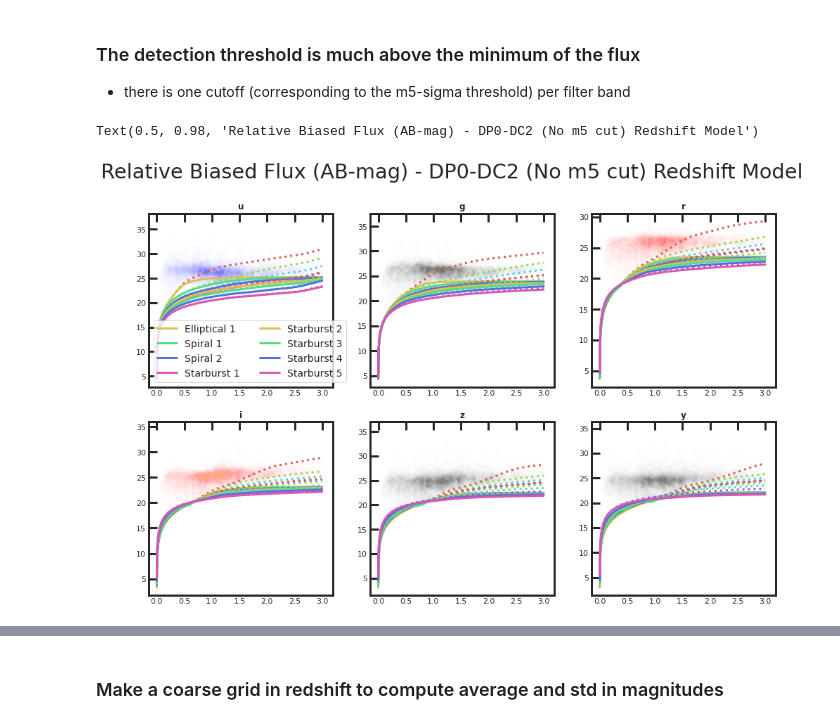
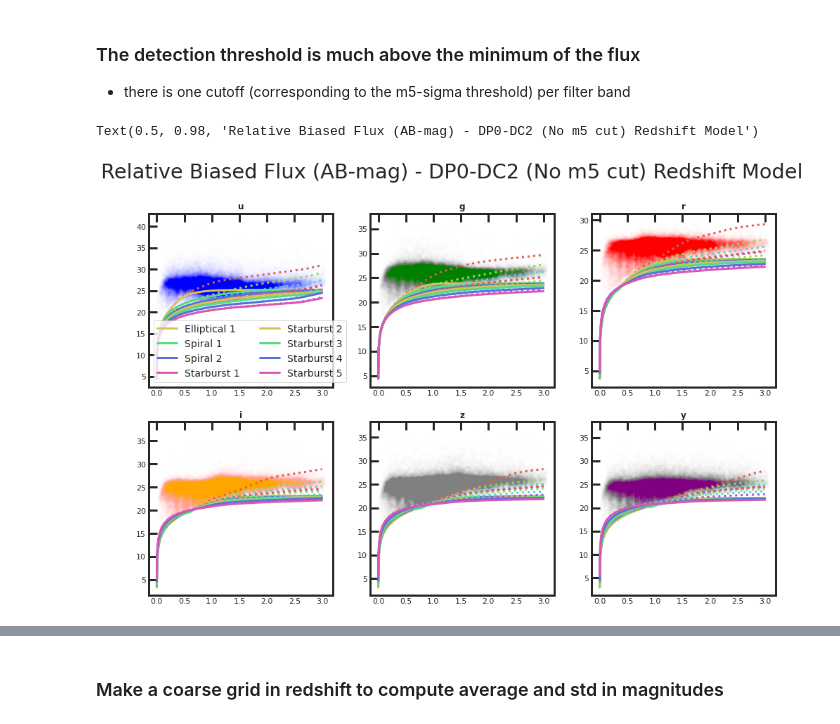
Before and after one commit to sylvielsstfr/Photoz-tools, a Jupyter notebook: FitLuminositySchechter_DC2DP0.ipynb, the cells around one changed output, grey strips where cells are left out. Drawn from its saved outputs; the diff is of its cells as text; code cells hidden in the pictures.

```diff
--- a/FitLuminositySchechter_DC2DP0.ipynb
+++ b/FitLuminositySchechter_DC2DP0.ipynb
@@ -148,7 +154,7 @@ df = readfromdp0rsp(fullfilename_dp0dc2_h5)
 # %% [markdown]
 #### Apply no M5 cut
 # %%
-X_train, X_test, y_train, y_test = selectdc2fromdp0rsp(df,Ntrain=10000,FLAG_APPLYM5CUT = False)
+X_train, X_test, y_train, y_test = selectdc2fromdp0rsp(df,Ntrain=80000,FLAG_APPLYM5CUT = False)
 # %%
 dc2_redshifts_nom5cut = y_train
 dc2_mag_nom5cut = [ X_train['mag_u'], X_train['mag_g'], X_train['mag_r'], X_train['mag_i'], X_train['mag_z'], X_train['mag_y'] ]
@@ -575,28 +581,28 @@ f_min *= 200
 # %%
 fig = plt.figure(figsize=(16,10))
 
 for jf in range(nf):
     palette = itertools.cycle(sns.color_palette("hls", nt))
     ax  = fig.add_subplot(2,3,jf+1)
 
     x_data = dc2_redshifts_nom5cut.values
     y_data = dc2_mag_nom5cut[jf].values
 
-    sns.scatterplot(x=x_data,y=y_data,color=col_data[jf],alpha=0.005,markers=".",sizes=0.05)
+    sns.scatterplot(x=x_data,y=y_data,color=col_data[jf],alpha=0.003,markers=".",sizes=0.05)
     for it in range(nt):
         ax.plot(z_grid,-2.5*np.log10(f_mod[:, it, jf]),":",color=next(palette))
         x_min = f_min[jf]/f_mod[:, it, jf] # the cutoff compared to the average
         f_biased = f_mod[:, it, jf]*bias(x_min)
         ax.plot(z_grid,-2.5*np.log10(f_biased),"-",color=next(palette),label=names[it])
 
     #ax.set_yscale("log")
     if jf == 0:
         ax.legend(ncol=2)
     ax.set_title(filters[jf],fontweight="bold")
 plt.suptitle("Relative Biased Flux (AB-mag) - DP0-DC2 (No m5 cut) Redshift Model")
 # %% [output]
 Text(0.5, 0.98, 'Relative Biased Flux (AB-mag) - DP0-DC2 (No m5 cut) Redshift Model')
-[figure, old version]
+[figure, new version]
 # %%
 Z_GRID = np.linspace(0,3,50)
 DZ = np.median((Z_GRID - np.roll(Z_GRID, shift=1)))
```
Also changed, not shown: parts of 10 cells of this notebook.
